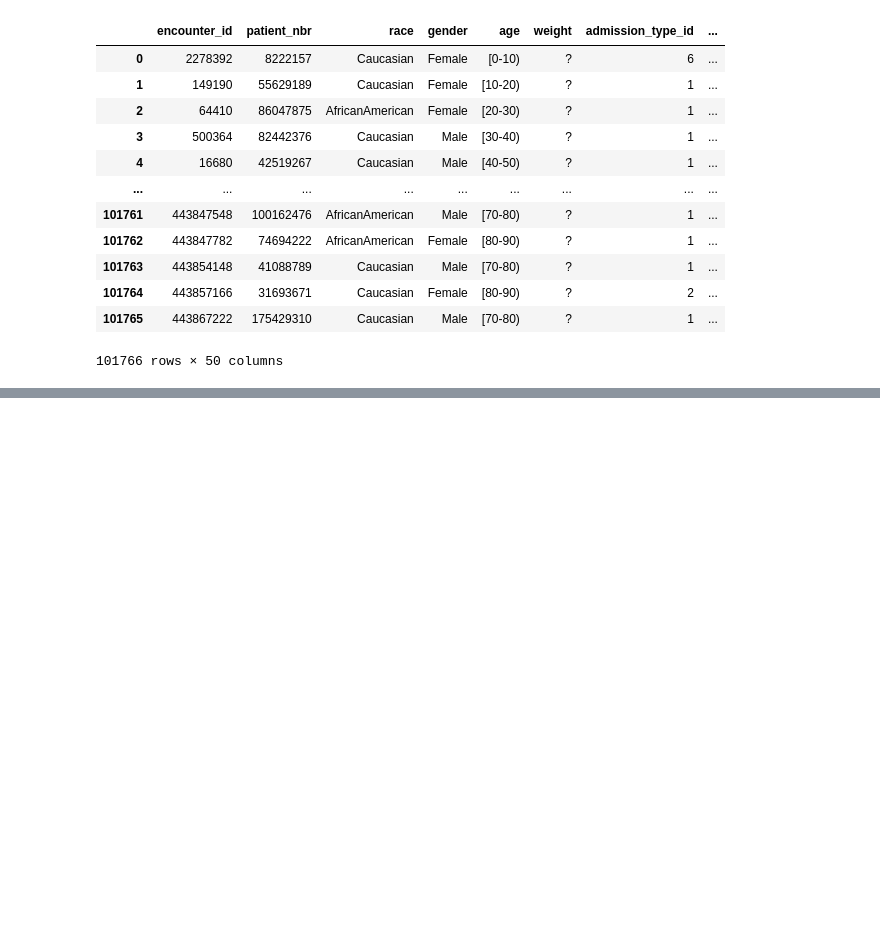
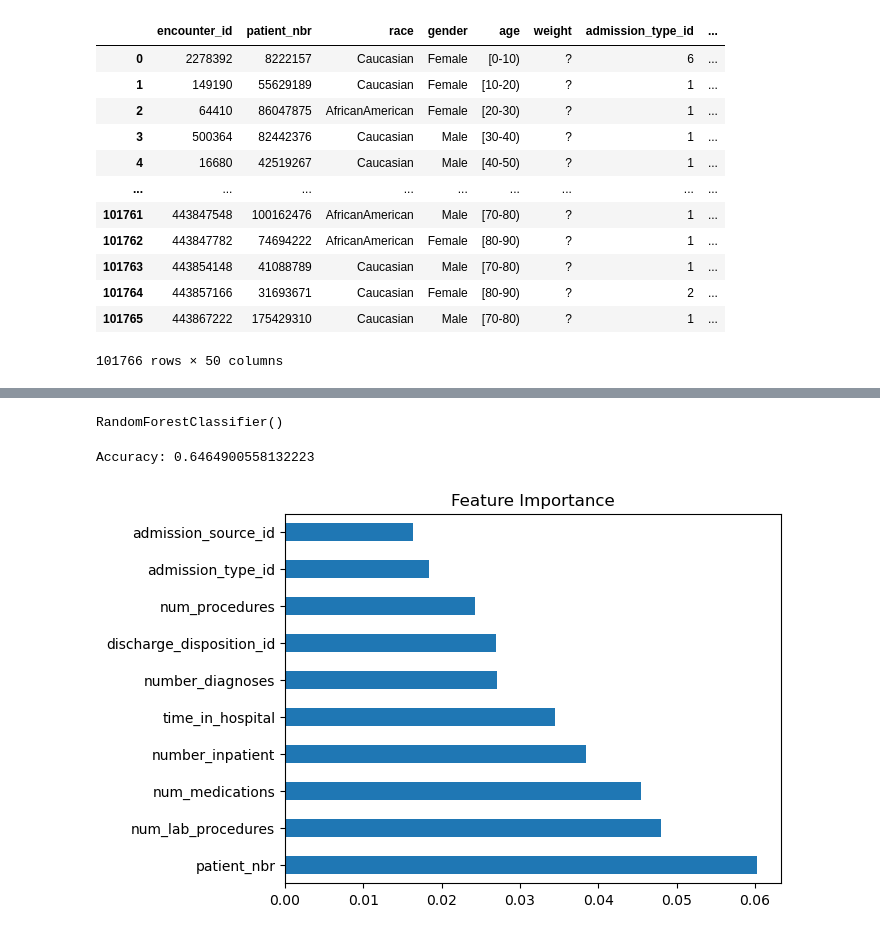
Before and after one commit to TGurke13/Group-Project2, a Jupyter notebook: main.ipynb, the cells around one changed output, grey strips where cells are left out. Saved outputs shown, nothing was run; the diff lists cells and outputs as text; code cells hidden in the pictures; blank space fills up the shorter version.

```diff
--- a/main.ipynb
+++ b/main.ipynb
@@ -92,0 +168,4 @@ diabetes
+# %%
+# Load the dataset
+diabetes = 'Resources/diabetic_data.csv'
+df = pd.read_csv(diabetes)
@@ -92,0 +241,41 @@ diabetes
+# %%
+from sklearn.model_selection import train_test_split
+from sklearn.ensemble import RandomForestClassifier
+from sklearn.preprocessing import OneHotEncoder
+
+# Load the dataset
+X = diabetes.drop('readmitted', axis=1)
+y = diabetes['readmitted']
+
+# Convert categorical variable into dummy/indicator variables
+X = pd.get_dummies(X)
+
+# Splitting the data
+X_train, X_test, y_train, y_test = train_test_split(X, y, random_state=42)
+
+# Initialize and train the model
+model = RandomForestClassifier()
+model.fit(X_train, y_train)
+# %% [output]
+RandomForestClassifier()
+# %%
+from sklearn.metrics import accuracy_score
+
+# Predictions
+predictions = model.predict(X_test)
+
+# Evaluation
+accuracy = accuracy_score(y_test, predictions)
+print(f"Accuracy: {accuracy}")
+# %% [output]
+Accuracy: 0.6464900558132223
+# %%
+import matplotlib.pyplot as plt
+
+# Plotting the feature importances
+feature_importances = pd.Series(model.feature_importances_, index=X.columns)
+feature_importances.nlargest(10).plot(kind='barh')
+plt.title("Feature Importance")
+plt.show()
+# %% [output]
+[figure, added]
```
Also changed, not shown: parts of 44 cells of this notebook, 1 other file.
